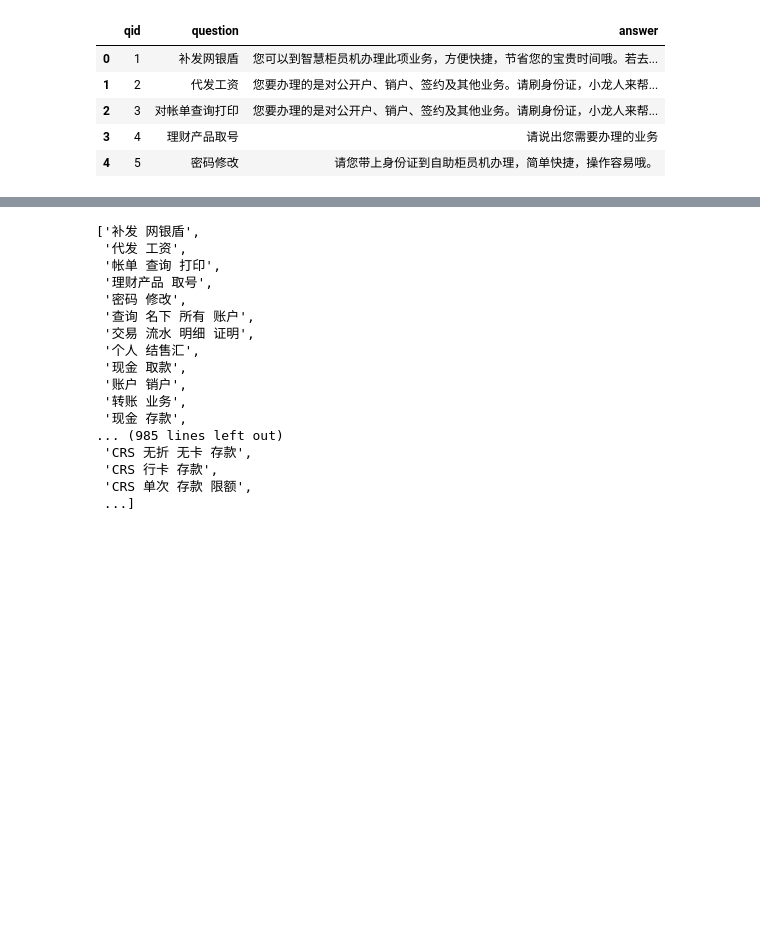
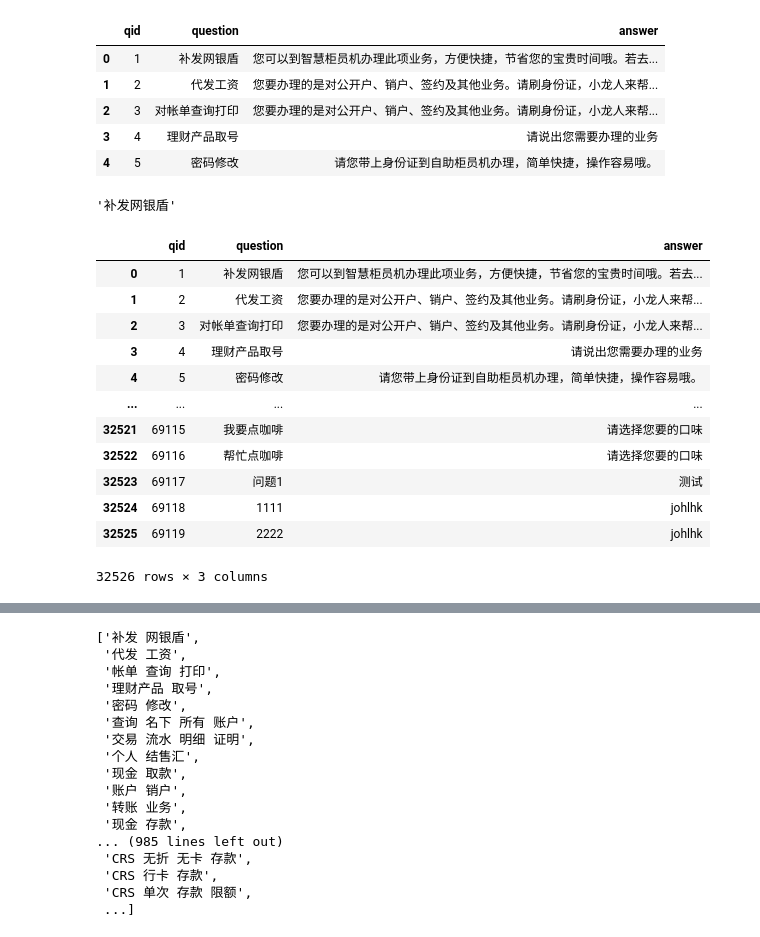
Before and after one commit to WangZhenhuaFirst/bank_dialogue_bot, a Jupyter notebook: data/unsupervised_classification.ipynb, the cells around one changed output, grey strips where cells are left out. Cells and saved outputs as stored; diff of their text form; code cells hidden in the pictures; blank space fills up the shorter version.

```diff
--- a/data/unsupervised_classification.ipynb
+++ b/data/unsupervised_classification.ipynb
@@ -22,6 +26,26 @@ data.head()
 | 2 | 3 | 对帐单查询打印 | 您要办理的是对公开户、销户、签约及其他业务。请刷身份证，小龙人来帮... |
 | 3 | 4 | 理财产品取号 | 请说出您需要办理的业务 |
 | 4 | 5 | 密码修改 | 请您带上身份证到自助柜员机办理，简单快捷，操作容易哦。 |
+# %%
+data.loc[0, 'question']
+# %% [output]
+'补发网银盾'
+# %%
+data
+# %% [output]
+|  | qid | question | answer |
+| 0 | 1 | 补发网银盾 | 您可以到智慧柜员机办理此项业务，方便快捷，节省您的宝贵时间哦。若去... |
+| 1 | 2 | 代发工资 | 您要办理的是对公开户、销户、签约及其他业务。请刷身份证，小龙人来帮... |
+| 2 | 3 | 对帐单查询打印 | 您要办理的是对公开户、销户、签约及其他业务。请刷身份证，小龙人来帮... |
+| 3 | 4 | 理财产品取号 | 请说出您需要办理的业务 |
+| 4 | 5 | 密码修改 | 请您带上身份证到自助柜员机办理，简单快捷，操作容易哦。 |
+| ... | ... | ... | ... |
+| 32521 | 69115 | 我要点咖啡 | 请选择您要的口味 |
+| 32522 | 69116 | 帮忙点咖啡 | 请选择您要的口味 |
+| 32523 | 69117 | 问题1 | 测试 |
+| 32524 | 69118 | 1111 | johlhk |
+| 32525 | 69119 | 2222 | johlhk |
+32526 rows × 3 columns
 # %%
 # 加载语料
 with open('stopwords.txt') as file:
```
Also changed, not shown: parts of 20 cells of this notebook, 16 other files.
